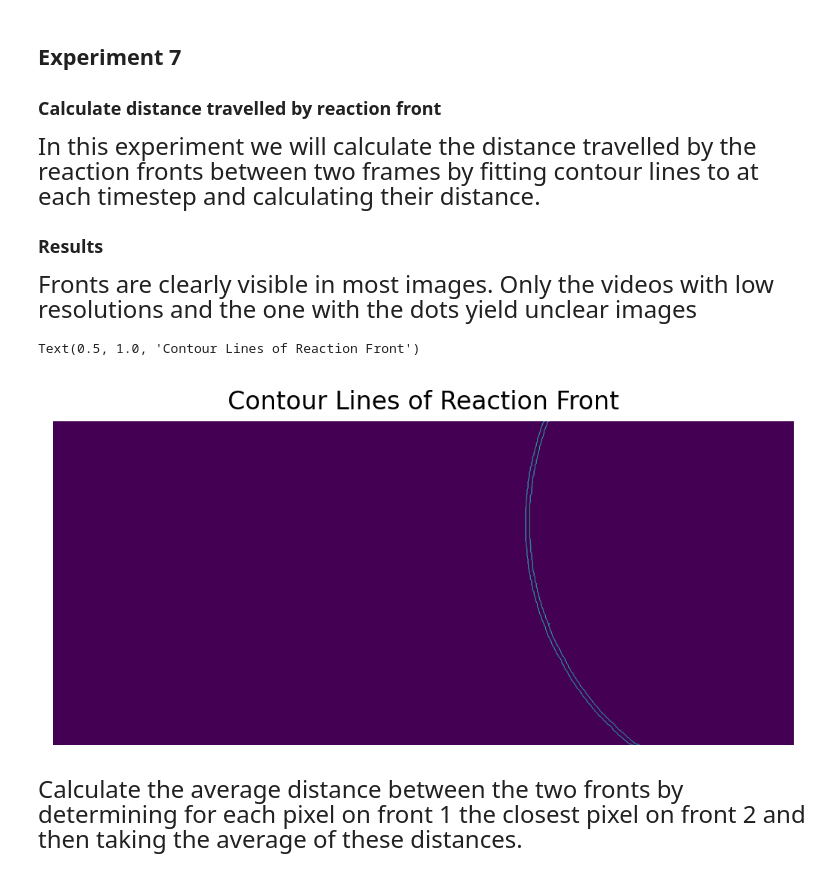
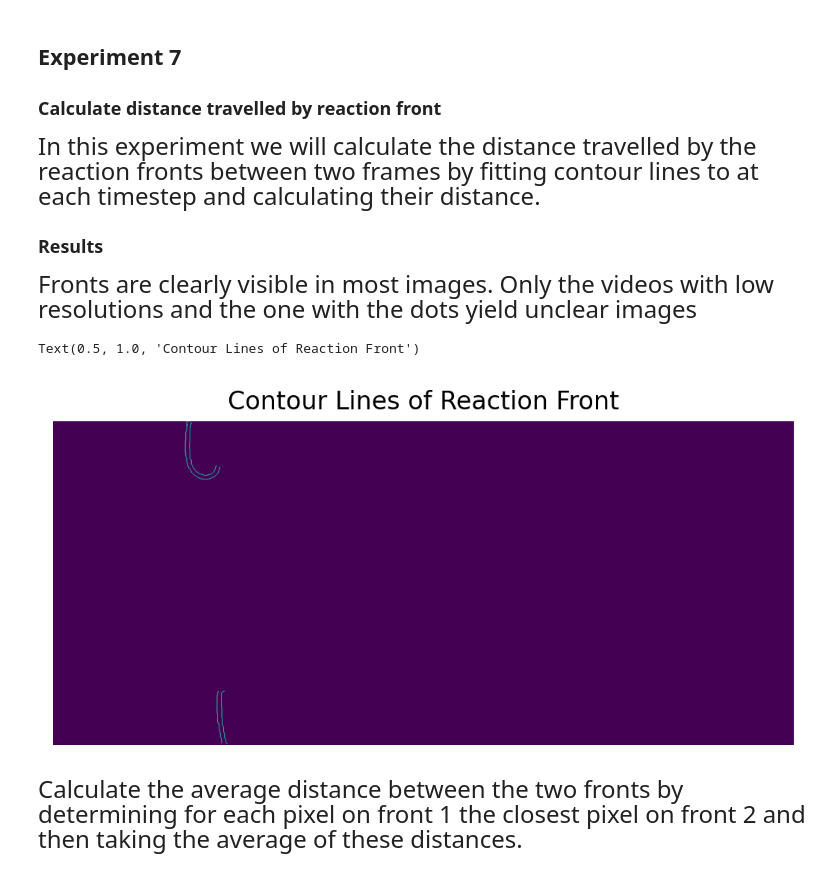
Before and after one commit to c3di/PropaTrack, a Jupyter notebook: experiments.ipynb, the cells around one changed output. Cells and saved outputs as stored; diff of their text form; code cells hidden in the pictures.

```diff
--- a/experiments.ipynb
+++ b/experiments.ipynb
@@ -351,22 +351,3 @@ import cv2
 from skimage import morphology
 from scipy.spatial.distance import cdist
 from scipy import interpolate
-# %%
-frames = get_video_frames("videos/double_c_shape.mp4")
-footprint = morphology.disk(3)
-# Initialize the front
-h, w = frames[0].shape
-front =  np.zeros((h, w), dtype=np.uint8)
-fronts = []
-for i, _ in tqdm(enumerate(frames[:-1])):
-    front = front_from_frames(frames[i], frames[i+1], footprint)
-    fronts.append(front)
-
-fig = plt.figure(dpi=200)
-image = fronts[66] + fronts[67]
-plt.imshow(image)
-plt.axis("off")
-plt.title("Contour Lines of Reaction Front")
-# %% [output]
-Text(0.5, 1.0, 'Contour Lines of Reaction Front')
-[figure, removed]
@@ -373,3 +364,12 @@ Text(0.5, 1.0, 'Contour Lines of Reaction Front')
+# %%
+fig = plt.figure(dpi=200)
+image = fronts[150] + fronts[151]
+plt.imshow(image)
+plt.axis("off")
+plt.title("Contour Lines of Reaction Front")
+# %% [output]
+Text(0.5, 1.0, 'Contour Lines of Reaction Front')
+[figure, added]
 # %% [markdown]
 <font size="5">Calculate the average distance between the two fronts by determining for each pixel on front 1 the closest pixel on front 2 and then taking the average of these distances.</font>
 # %%
```
Also changed, not shown: parts of 2 cells of this notebook.
